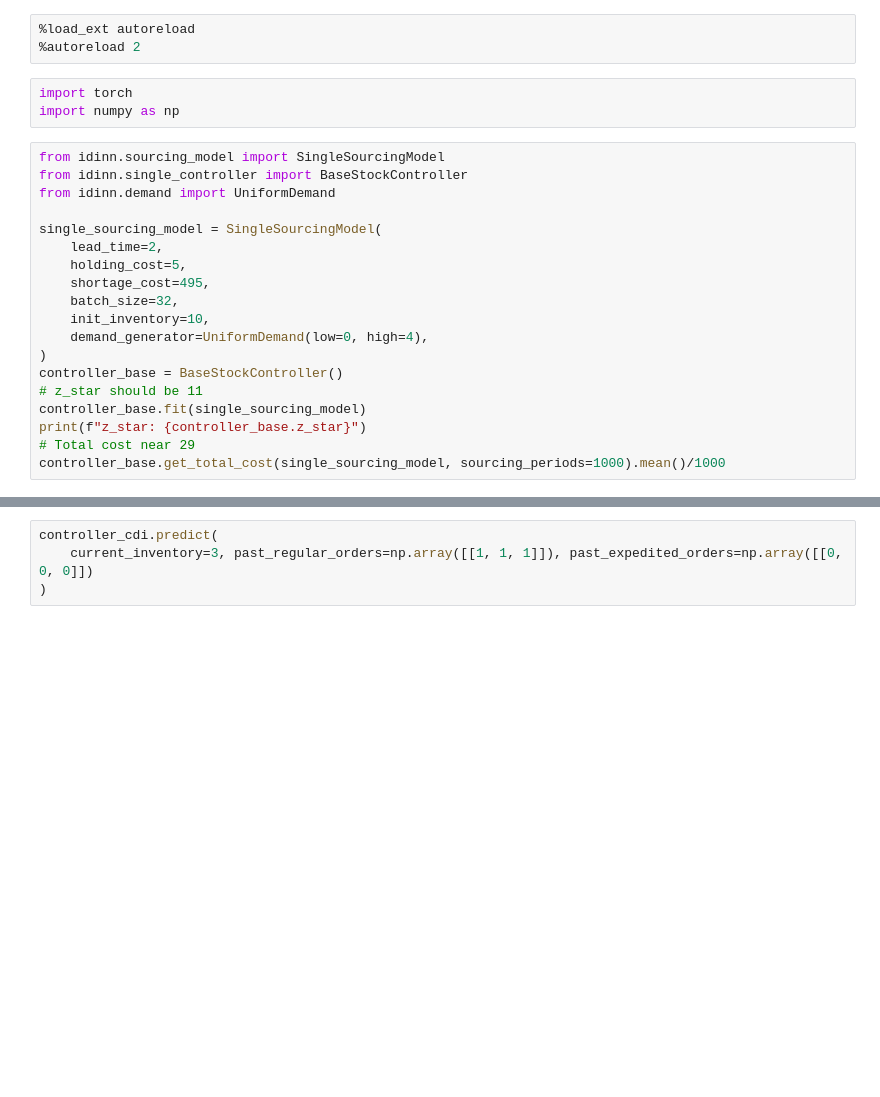
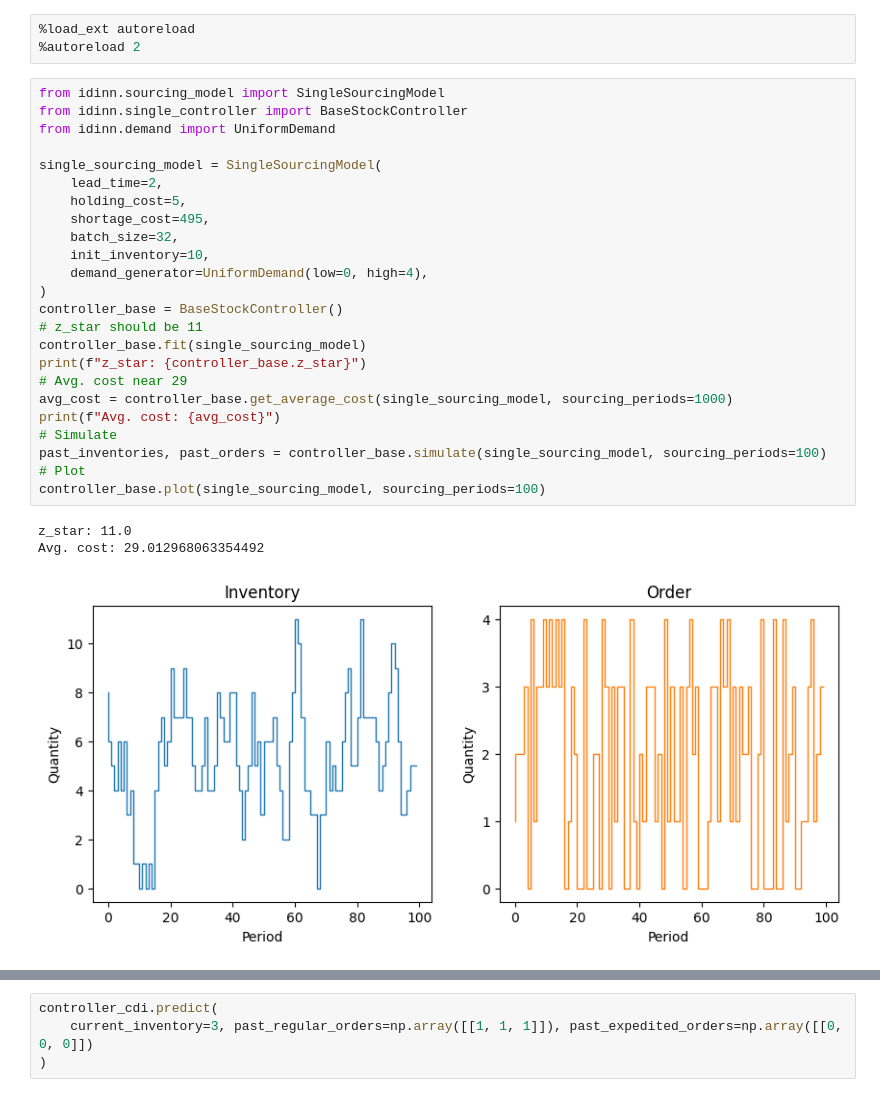
Before and after one commit to kushal-10/inventory-dynamics, a Jupyter notebook: docs/notebooks/dev.ipynb, the cells around one changed output, grey strips where cells are left out. Cells and saved outputs as stored; diff of their text form; blank space fills up the shorter version.

Commit message:
Update get_last_cost()

```diff
--- a/docs/notebooks/dev.ipynb
+++ b/docs/notebooks/dev.ipynb
@@ -1,28 +1,34 @@
 # %%
 %load_ext autoreload
 %autoreload 2
-# %%
-import torch
-import numpy as np
 # %%
 from idinn.sourcing_model import SingleSourcingModel
 from idinn.single_controller import BaseStockController
 from idinn.demand import UniformDemand
 
 single_sourcing_model = SingleSourcingModel(
     lead_time=2,
     holding_cost=5,
     shortage_cost=495,
     batch_size=32,
     init_inventory=10,
     demand_generator=UniformDemand(low=0, high=4),
 )
 controller_base = BaseStockController()
 # z_star should be 11
 controller_base.fit(single_sourcing_model)
 print(f"z_star: {controller_base.z_star}")
-# Total cost near 29
-controller_base.get_total_cost(single_sourcing_model, sourcing_periods=1000).mean()/1000
+# Avg. cost near 29
+avg_cost = controller_base.get_average_cost(single_sourcing_model, sourcing_periods=1000)
+print(f"Avg. cost: {avg_cost}")
+# Simulate
+past_inventories, past_orders = controller_base.simulate(single_sourcing_model, sourcing_periods=100)
+# Plot
+controller_base.plot(single_sourcing_model, sourcing_periods=100)
+# %% [output]
+z_star: 11.0
+Avg. cost: 29.012968063354492
+[figure, added]
 # %%
 single_sourcing_model = SingleSourcingModel(
     lead_time=0,
```
Also changed, not shown: parts of 16 cells of this notebook, 5 other files.
